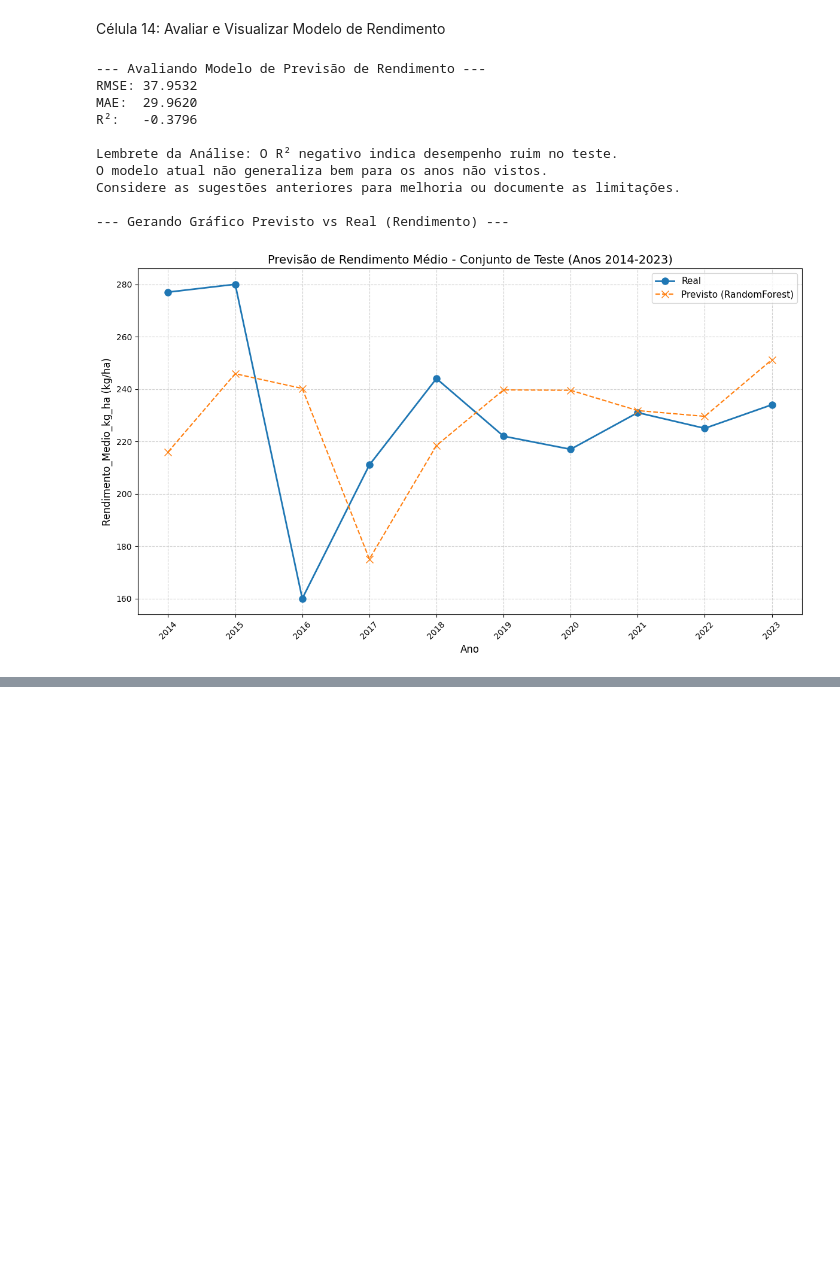
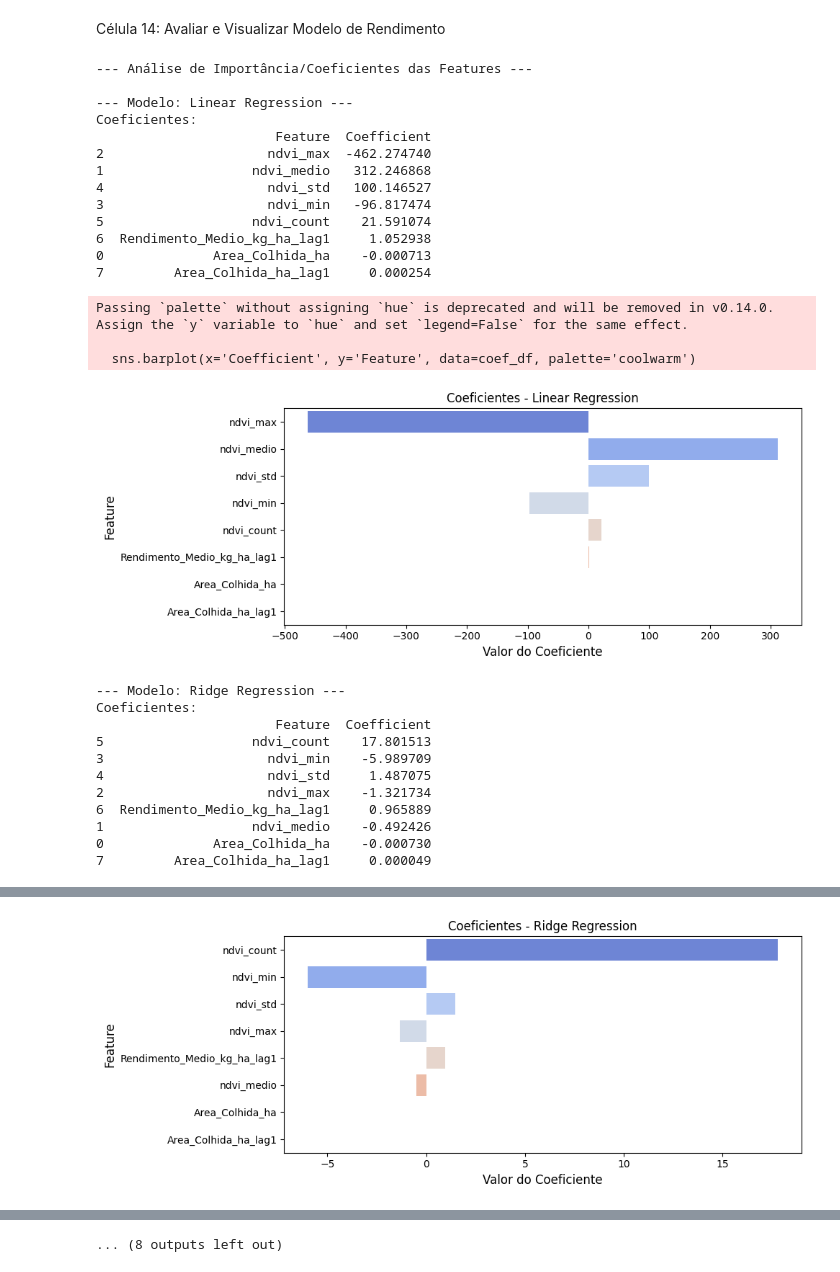
Before and after one commit to Fiap-Team-1tiaor-2024/ingredion-challenge, a Jupyter notebook: src/Challenge_Ingredion_Sprint_2_v2.ipynb, the cells around one changed output, grey strips where cells are left out. Cells and saved outputs as stored; diff of their text form; code cells hidden in the pictures; blank space fills up the shorter version.

Commit message:
Incluindo nos modelos de rendimento

```diff
--- a/src/Challenge_Ingredion_Sprint_2_v2.ipynb
+++ b/src/Challenge_Ingredion_Sprint_2_v2.ipynb
@@ -22,7 +23,7 @@ ValueError: Mountpoint must not already contain files
 # %% [markdown]
 **Célula** 1: Instalação, Imports e Configurações
 # %%
-#!pip install torch torchvision albumentations opencv-python-headless matplotlib numpy pandas seaborn scikit-learn
+!pip install torch torchvision albumentations opencv-python-headless matplotlib numpy pandas seaborn scikit-learn
 
 import os
 import cv2
@@ -67,14 +68,14 @@ os.makedirs(SAVE_DIR, exist_ok=True) # Cria o diretório se não existir
 BEST_MODEL_PATH = os.path.join(SAVE_DIR, 'best_segmentation_model.pth')
 
 # Parâmetros de Treinamento (Segmentação)
-NUM_EPOCHS_SEGMENTATION = 16 # AJUSTE (10 é baixo para resultados reais)
+NUM_EPOCHS_SEGMENTATION = 60 # AJUSTE (10 é baixo para resultados reais)
 BATCH_SIZE_SEGMENTATION = 4
 LEARNING_RATE_SEGMENTATION = 1e-4
 
 # Parâmetros de Modelagem (Previsão de Rendimento)
 RANDOM_STATE = 42
 N_ESTIMATORS_RF = 100
-TEST_YEARS_SPLIT = 10 # Número de anos recentes para usar como teste
+TEST_YEARS_SPLIT = 15 # Número de anos recentes para usar como teste
 
 # Configuração do dispositivo (GPU ou CPU)
 DEVICE = torch.device('cuda' if torch.cuda.is_available() else 'cpu')
@@ -1099,77 +1242,105 @@ Modelo de previsão de rendimento treinado com sucesso.
 # %% [markdown]
 Célula 14: Avaliar e Visualizar Modelo de Rendimento
 # %%
-# Célula 14: Importância das Features (Modelo de Rendimento)
+# Célula 14: Importância das Features / Coeficientes (Adaptada para Múltiplos Modelos)
 
 import pandas as pd
 import seaborn as sns
 import matplotlib.pyplot as plt
 
-# Verificar se modelos treinados e a lista de features existem
+# Verificar se o dicionário de modelos treinados e a lista de features existem
+# 'features' deve ter sido definida na Célula 11.5 (Preparar X/y/Split)
 if 'trained_models' in locals() and trained_models is not None and \
    'features' in locals() and features is not None:
 
     print("\n--- Análise de Importância/Coeficientes das Features ---")
 
-    # Loop pelos modelos treinados
+    # Loop pelos modelos que foram treinados com sucesso
     for name, model in trained_models.items():
         print(f"\n--- Modelo: {name} ---")
         try:
+            # Checar se o modelo tem o atributo feature_importances_ (árvores, ensembles)
             if hasattr(model, 'feature_importances_'):
-                # Para modelos baseados em árvore (DT, RF, GB)
                 print("Importância das Features:")
                 importances = model.feature_importances_
+                # Criar dataframe de importância
                 feature_importance_df = pd.DataFrame({'Feature': features, 'Importance': importances})
                 feature_importance_df = feature_importance_df.sort_values(by='Importance', ascending=False)
                 print(feature_importance_df)
 
                 # Plotar importância para este modelo
-                plt.figure(figsize=(8, max(4, len(features)*0.5))) # Ajustar altura
+                plt.figure(figsize=(10, max(4, len(features)*0.5))) # Ajustar altura
+                # Passar 'hue' pode causar erro se não for categórico ou se quiser uma cor só
                 sns.barplot(x='Importance', y='Feature', data=feature_importance_df, palette='viridis')
                 plt.title(f'Importância das Features - {name}')
+                plt.xlabel('Importância Relativa', fontsize=12)
+                plt.ylabel('Feature', fontsize=12)
                 plt.tight_layout()
                 plt.show()
 
+            # Checar se o modelo tem o atributo coef_ (modelos lineares)
             elif hasattr(model, 'coef_'):
-                # Para modelos lineares (LinearRegression, Ridge)
                 print("Coeficientes:")
                 # Garantir que 'features' tem o mesmo tamanho que model.coef_
                 if len(features) == len(model.coef_):
                    coef_df = pd.DataFrame({'Feature': features, 'Coefficient': model.coef_})
                    # Ordenar pelo valor absoluto do coeficiente
                    coef_df = coef_df.reindex(coef_df['Coefficient'].abs().sort_values(ascending=False).index)
                    print(coef_df)
 
-                   # Plotar coeficientes (opcional, pode ser menos visual que importância)
-                   plt.figure(figsize=(8, max(4, len(features)*0.5)))
+                   # Plotar coeficientes
+                   plt.figure(figsize=(10, max(4, len(features)*0.5)))
                    sns.barplot(x='Coefficient', y='Feature', data=coef_df, palette='coolwarm')
                    plt.title(f'Coeficientes - {name}')
+                   plt.xlabel('Valor do Coeficiente', fontsize=12)
+                   plt.ylabel('Feature', fontsize=12)
                    plt.tight_layout()
                    plt.show()
                 else:
-                    print(f"  Aviso: Número de features ({len(features)}) não corresponde ao número de coeficientes ({len(model.coef_)}).")
-
+                    # Isso pode acontecer se o modelo linear adiciona um intercepto separadamente
+                    print(f"  Aviso: Número de features ({len(features)}) não corresponde ao número de coeficientes ({len(model.coef_)}). Verifique o intercepto.")
+                    # Imprimir apenas os coeficientes brutos neste caso
+                    print(f"  Coeficientes brutos: {model.coef_}")
+                    if hasattr(model, 'intercept_'):
+                        print(f"  Intercepto: {model.intercept_}")
 
             # Adicionar aqui 'elif' para outros tipos de análise se necessário (ex: SVR)
             else:
-                print("Este modelo não possui um atributo padrão '.feature_importances_' ou '.coef_'.")
+                print("Este modelo não possui um atributo padrão '.feature_importances_' ou '.coef_' para análise direta.")
 
         except Exception as e:
             print(f"Erro ao obter/plotar importância/coeficientes para {name}: {e}")
 
 else:
-    print("\n--- Análise de importância pulada: Modelos ou lista de features não disponíveis. ---")
+    print("\n--- Análise de importância pulada: Dicionário 'trained_models' ou lista 'features' não disponíveis. ---")
 
 print("\n--- Fim da Análise de Modelos ---")
 # %% [output]
---- Avaliando Modelo de Previsão de Rendimento ---
-RMSE: 37.9532
-MAE:  29.9620
-R²:   -0.3796
+--- Análise de Importância/Coeficientes das Features ---
 
-Lembrete da Análise: O R² negativo indica desempenho ruim no teste.
-O modelo atual não generaliza bem para os anos não vistos.
-Considere as sugestões anteriores para melhoria ou documente as limitações.
-
---- Gerando Gráfico Previsto vs Real (Rendimento) ---
+--- Modelo: Linear Regression ---
+Coeficientes:
+                       Feature  Coefficient
+2                     ndvi_max  -462.274740
+1                   ndvi_medio   312.246868
+4                     ndvi_std   100.146527
+3                     ndvi_min   -96.817474
+5                   ndvi_count    21.591074
+6  Rendimento_Medio_kg_ha_lag1     1.052938
+0              Area_Colhida_ha    -0.000713
+7         Area_Colhida_ha_lag1     0.000254
+Passing `palette` without assigning `hue` is deprecated and will be removed in v0.14.0. Assign the `y` variable to `hue` and set `legend=False` for the same effect.
+
+  sns.barplot(x='Coefficient', y='Feature', data=coef_df, palette='coolwarm')
-[figure, old version]
+[figure, new version]
+--- Modelo: Ridge Regression ---
+Coeficientes:
+                       Feature  Coefficient
+5                   ndvi_count    17.801513
+3                     ndvi_min    -5.989709
+4                     ndvi_std     1.487075
+2                     ndvi_max    -1.321734
+6  Rendimento_Medio_kg_ha_lag1     0.965889
+1                   ndvi_medio    -0.492426
+0              Area_Colhida_ha    -0.000730
+7         Area_Colhida_ha_lag1     0.000049
@@ -1175,0 +1350 @@ Considere as sugestões anteriores para melhoria ou documente as limitações.
+[figure, added]
@@ -1175,0 +1381 @@ Considere as sugestões anteriores para melhoria ou documente as limitações.
+... (8 outputs left out)
```
Also changed, not shown: parts of 16 cells of this notebook.
